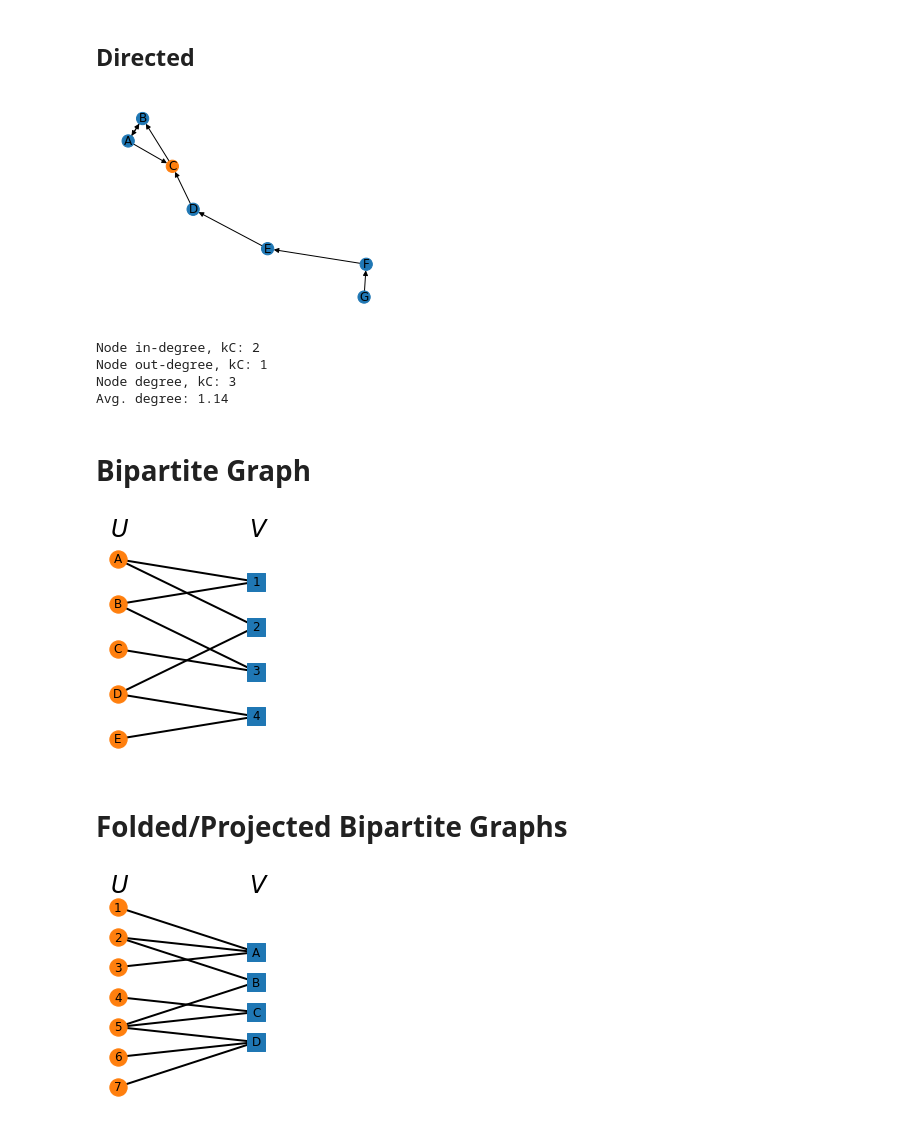
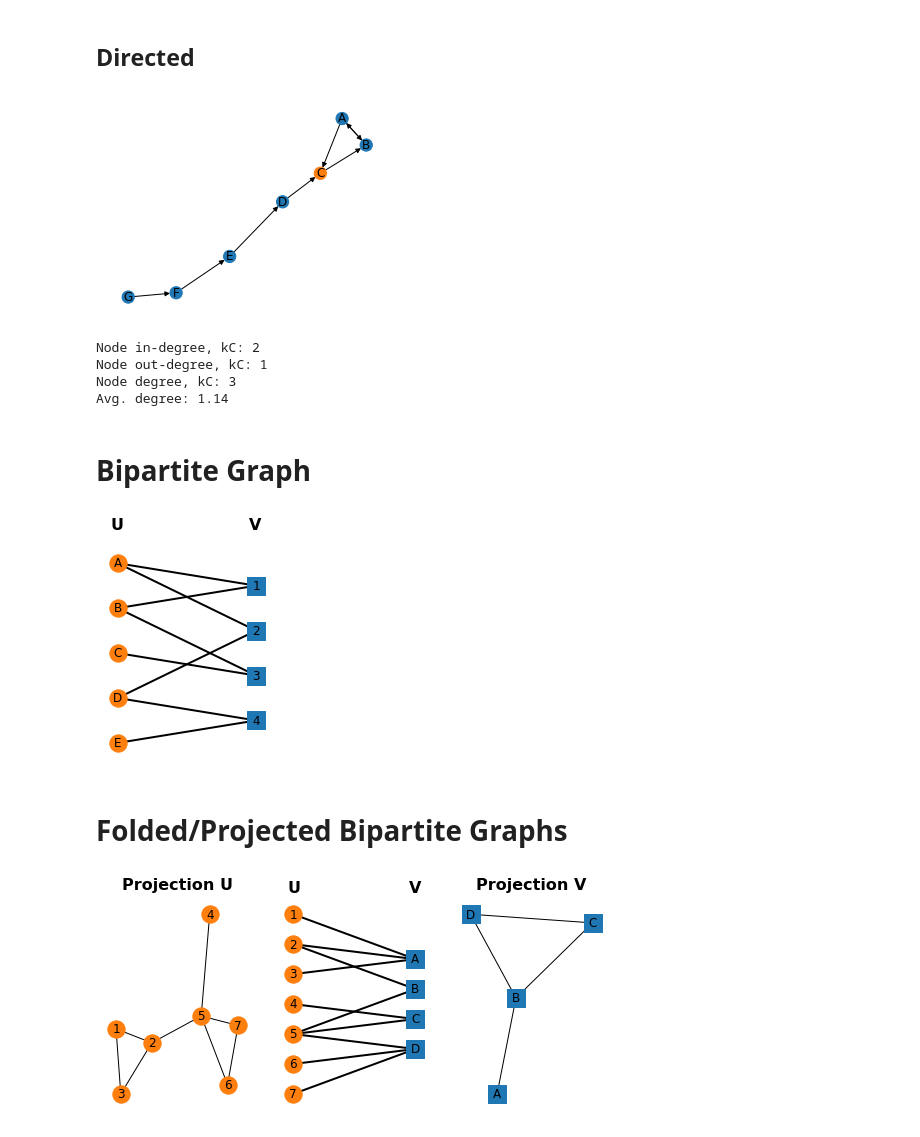
Before and after one commit to mnslarcher/cs224w-slides-to-code, a Jupyter notebook: notebooks/01_introduction_machine_learning_for_graphs.ipynb, the cells around one changed output. Drawn from its saved outputs; the diff is of its cells as text; code cells hidden in the pictures.

Commit message:
Add code for slides up to Representing Graphs: Adjacency list

```diff
--- a/notebooks/01_introduction_machine_learning_for_graphs.ipynb
+++ b/notebooks/01_introduction_machine_learning_for_graphs.ipynb
@@ -137,16 +137,7 @@ Avg. degree: 1.75
 # %% [markdown]
 ## Directed
 # %%
-edge_list = [
-    ("A", "B"),
-    ("A", "C"),
-    ("B", "A"),
-    ("C", "B"),
-    ("D", "C"),
-    ("E", "D"),
-    ("F", "E"),
-    ("G", "F"),
-]
+edge_list = [("A", "B"), ("A", "C"), ("B", "A"), ("C", "B"), ("D", "C"), ("E", "D"), ("F", "E"), ("G", "F")]
 G = nx.DiGraph(edge_list)
 
 label_to_color = {"C": "tab:orange"}
@@ -157,12 +148,13 @@ nx.draw(G, node_size=150, node_color=node_color, with_labels=True)
 plt.show()
 
 avg_degree = G.number_of_edges() / G.number_of_nodes()
+
 print(f"\nNode in-degree, kC: {G.in_degree['C']}")
 print(f"Node out-degree, kC: {G.out_degree['C']}")
 print(f"Node degree, kC: {G.degree['C']}")
 print(f"Avg. degree: {avg_degree:.2f}")
 # %% [output]
-[figure, old version]
+[figure, new version]
 Node in-degree, kC: 2
 Node out-degree, kC: 1
 Node degree, kC: 3
@@ -176,12 +168,12 @@ def draw_bipartite(
     node2_color : str = "tab:blue",
     node1_shape : str = "o",
     node2_shape : str = "s",
+    set1_name : str = "U",
+    set2_name : str = "V",
+    text_size : int = 16,
+    fontweight: str = "bold",
 ) -> None:
-    bipartite_to_color = {0: "tab:orange", 1: "tab:blue"}
-    node_color = [bipartite_to_color[bipartite] for label, bipartite in nx.get_node_attributes(G, "bipartite").items()]
-
     U, V = nx.bipartite.sets(G)
-
     len_U = len(U)
     len_V = len(V)
     len_max = max(len_U, len_V)
@@ -196,8 +188,8 @@ def draw_bipartite(
     nx.draw_networkx_labels(G, pos=pos)
     nx.draw_networkx_edges(G, pos=pos, width=2)
 
-    plt.text(0.95, len_max + 0.5, "U", size=24, fontstyle="oblique")
-    plt.text(1.95, len_max + 0.5, "V", size=24, fontstyle="oblique")
+    plt.text(0.95, len_max + 0.75, set1_name, size=text_size, fontweight=fontweight)
+    plt.text(1.95, len_max + 0.75, set2_name, size=text_size, fontweight=fontweight)
 
     plt.axis("off")
 # %%
@@ -212,19 +204,34 @@ plt.figure(figsize=(3, 4))
 draw_bipartite(G)
 plt.show()
 # %% [output]
-[figure, old version]
+[figure, new version]
 # %% [markdown]
 # Folded/Projected Bipartite Graphs
 # %%
 G = nx.Graph()
 # Add nodes with the node attribute "bipartite"
 G.add_nodes_from([1, 2, 3, 4, 5, 6, 7], bipartite=0)
 G.add_nodes_from(["A", "B", "C", "D"], bipartite=1)
 # Add edges only between nodes of opposite node sets
 G.add_edges_from([(1, "A"), (2, "A"), (2, "B"), (3, "A"), (4, "C"), (5, "B"), (5, "C"), (5, "D"), (6, "D"), (7, "D")])
 
-plt.figure(figsize=(3, 4))
+U, V = nx.bipartite.sets(G)
+U_proj = nx.algorithms.bipartite.projected_graph(G, V)
+V_proj = nx.algorithms.bipartite.projected_graph(G, U)
+
+plt.figure(figsize=(9, 4))
+
+plt.subplot(131)
+plt.title("Projection U", size=16, fontweight="bold")
+nx.draw(V_proj, with_labels=True, node_color="tab:orange", node_shape="o")
+
+plt.subplot(132)
 draw_bipartite(G)
+
+plt.subplot(133)
+plt.title("Projection V", size=16, fontweight="bold")
+nx.draw(U_proj, with_labels=True, node_color="tab:blue", node_shape="s")
+
 plt.show()
 # %% [output]
-[figure, old version]
+[figure, new version]
```
Also changed, not shown: parts of 17 cells of this notebook.
